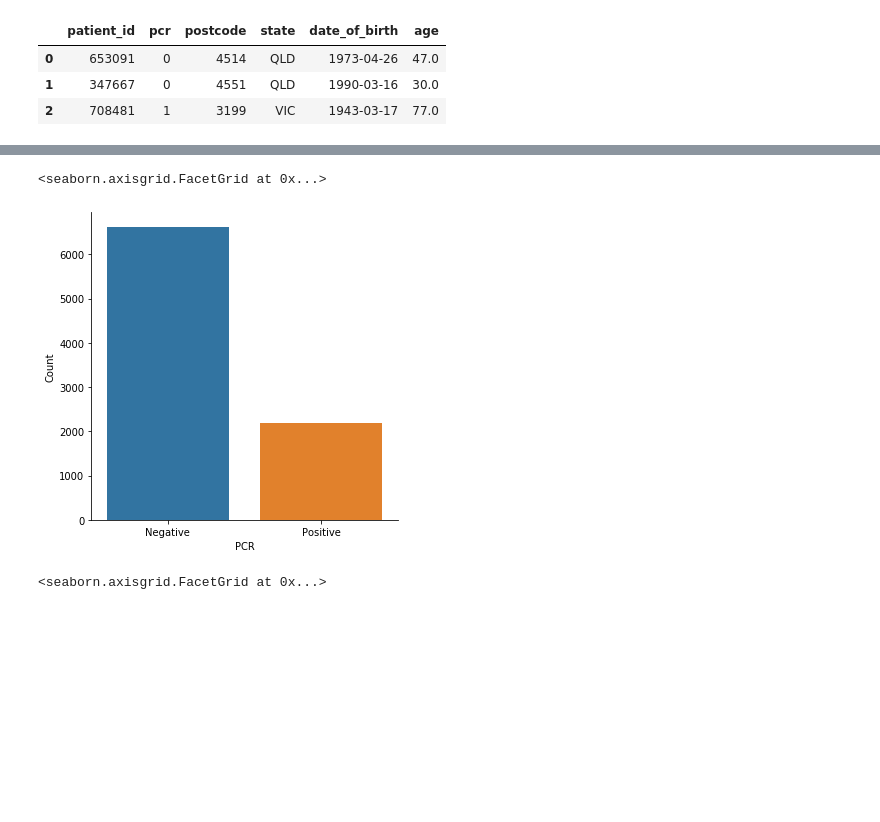
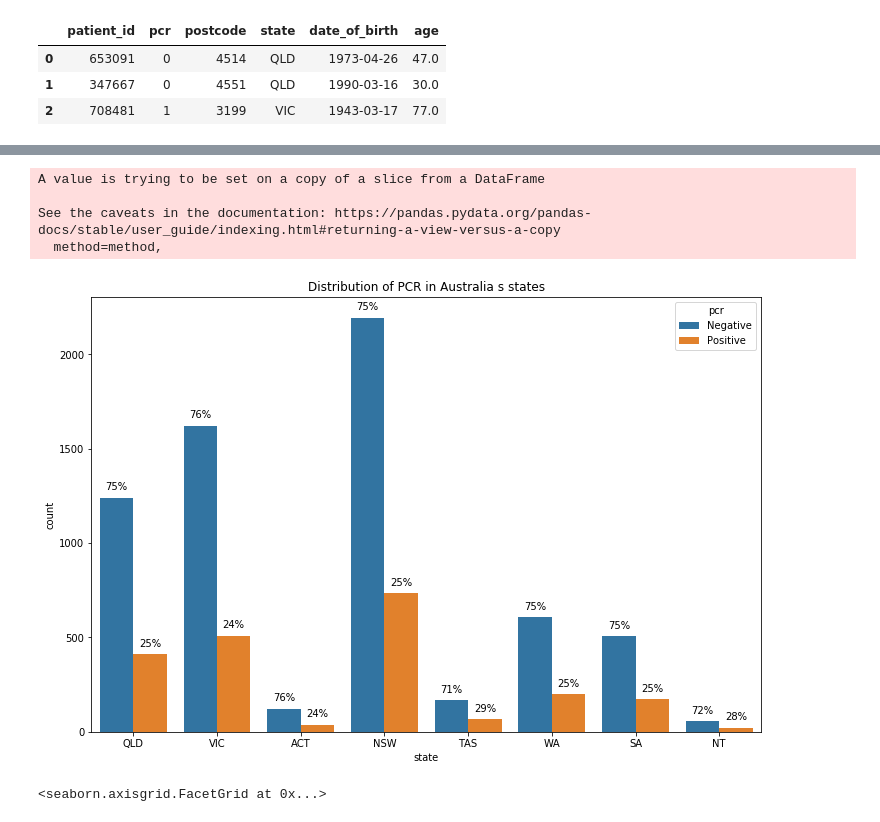
Before and after one commit to Y-EK/Data_Analytics_Python_Covid-19, a Jupyter notebook: data_analytics_NB.ipynb, the cells around one changed output, grey strips where cells are left out. Drawn from its saved outputs; the diff is of its cells as text; code cells hidden in the pictures; blank space fills up the shorter version.

```diff
--- a/data_analytics_NB.ipynb
+++ b/data_analytics_NB.ipynb
@@ -18,19 +81,52 @@ df_final = script_fds.get_final_ds(df_patient, df_pcr)
+# %%
+plt.figure(figsize=(12,8))
+
+plt.title('Distribution of PCR in Australia s states')
+plt.xlabel('pcr')
+plt.ylabel('Count')
+
+df_count_state_pcr = df_final[['state', 'pcr']]
+df_count_state_pcr['pcr'].replace(to_replace =0,
+                                  value ="Negative",
+                                 inplace=True)
+df_count_state_pcr['pcr'].replace(to_replace = 1,
+                                  value ="Positive",
+                                 inplace=True)
+
+ax = sns.countplot(x="state", hue="pcr", data=df_count_state_pcr)
+
+bars = ax.patches
+half = int(len(bars)/2)
+left_bars = bars[:half]
+right_bars = bars[half:]
+
+for left, right in zip(left_bars, right_bars):
+    height_l = left.get_height()
+    height_r = right.get_height()
+    total = height_l + height_r
+
+    ax.text(left.get_x() + left.get_width()/2., height_l + 40, '{0:.0%}'.format(height_l/total), ha="center")
+    ax.text(right.get_x() + right.get_width()/2., height_r + 40, '{0:.0%}'.format(height_r/total), ha="center")
+# %% [output]
+A value is trying to be set on a copy of a slice from a DataFrame
+
+See the caveats in the documentation: https://pandas.pydata.org/pandas-docs/stable/user_guide/indexing.html#returning-a-view-versus-a-copy
+  method=method,
+[figure, added]
 # %%
-df_final_pcr = df_final[['pcr']]
+#df_final_pcr = df_final[['pcr']]
 
-labels = ['Negative', 'Positive'];
-graph = sns.catplot(x="pcr",
-            kind="count",
+#labels = ['Negative', 'Positive'];
+#graph = sns.catplot(x="pcr",
+ #           kind="count",
             #palette="ch:.25",
-            data=df_final_pcr)
-graph.set_axis_labels("PCR", "Count")
-graph.set_xticklabels(labels, rotation='horizontal', fontsize=10)
-graph
+ #           data=df_final_pcr)
+#graph.set_axis_labels("PCR", "Count")
+#graph.set_xticklabels(labels, rotation='horizontal', fontsize=10)
+
+#graph
 # Ajouter pourcentage !
 #df_final_pcr[:10]
-# %% [output]
-<seaborn.axisgrid.FacetGrid at 0x...>
-[figure, removed]
 # %%
 df_final_state = df_final[['state']][df_final['pcr'] == 1]
 
```
Also changed, not shown: parts of 6 cells of this notebook.
